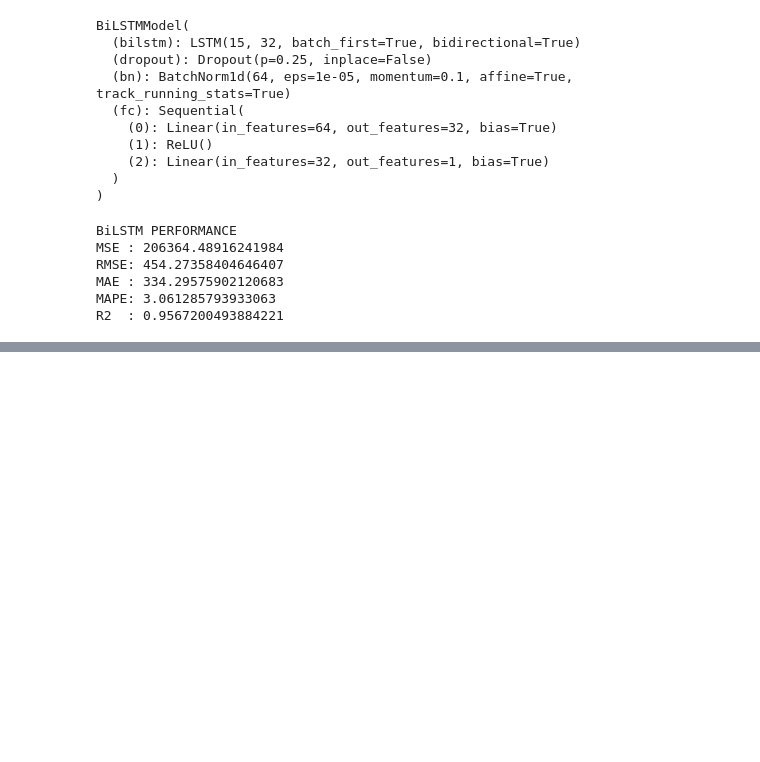
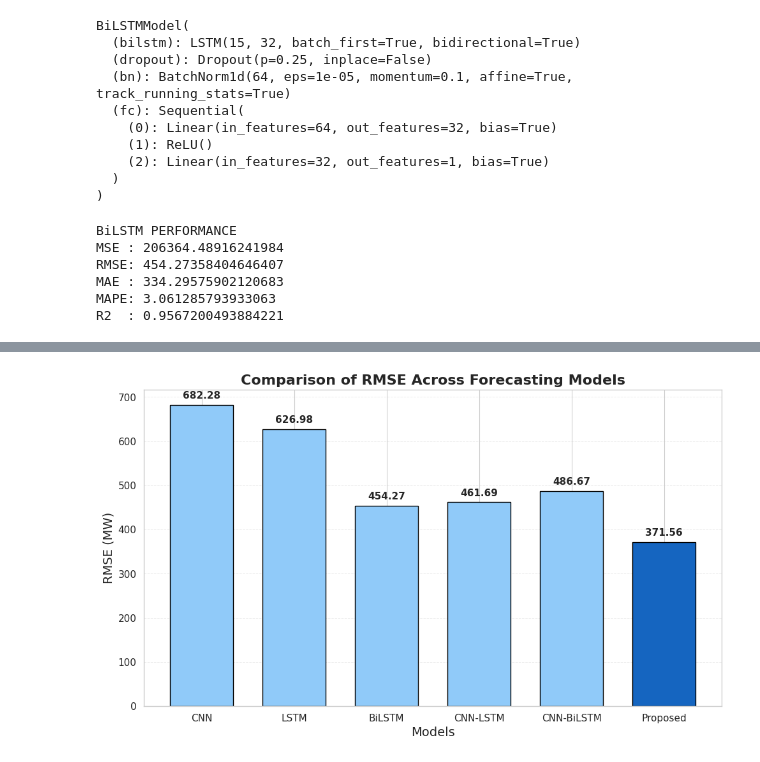
Before and after one commit to Joydas2003/Electrical-Load-Forcasting-Ml, a Jupyter notebook: Machine Learning Based short term Electrical Load Forcasting.ipynb, the cells around one changed output, grey strips where cells are left out. Saved outputs shown, nothing was run; the diff lists cells and outputs as text; code cells hidden in the pictures; blank space fills up the shorter version.

```diff
--- a/Machine Learning Based short term Electrical Load Forcasting.ipynb
+++ b/Machine Learning Based short term Electrical Load Forcasting.ipynb
@@ -3448,0 +3531,10 @@ plt.close()
+# %%
+create_metric_plot(
+    scores=rmse_scores,
+    ylabel="RMSE (MW)",
+    title="Comparison of RMSE Across Forecasting Models",
+    filename="Figure_RMSE_Comparison.png",
+    decimals=2
+)
+# %% [output]
+[figure, added]
```
Also changed, not shown: parts of 6 cells of this notebook.
